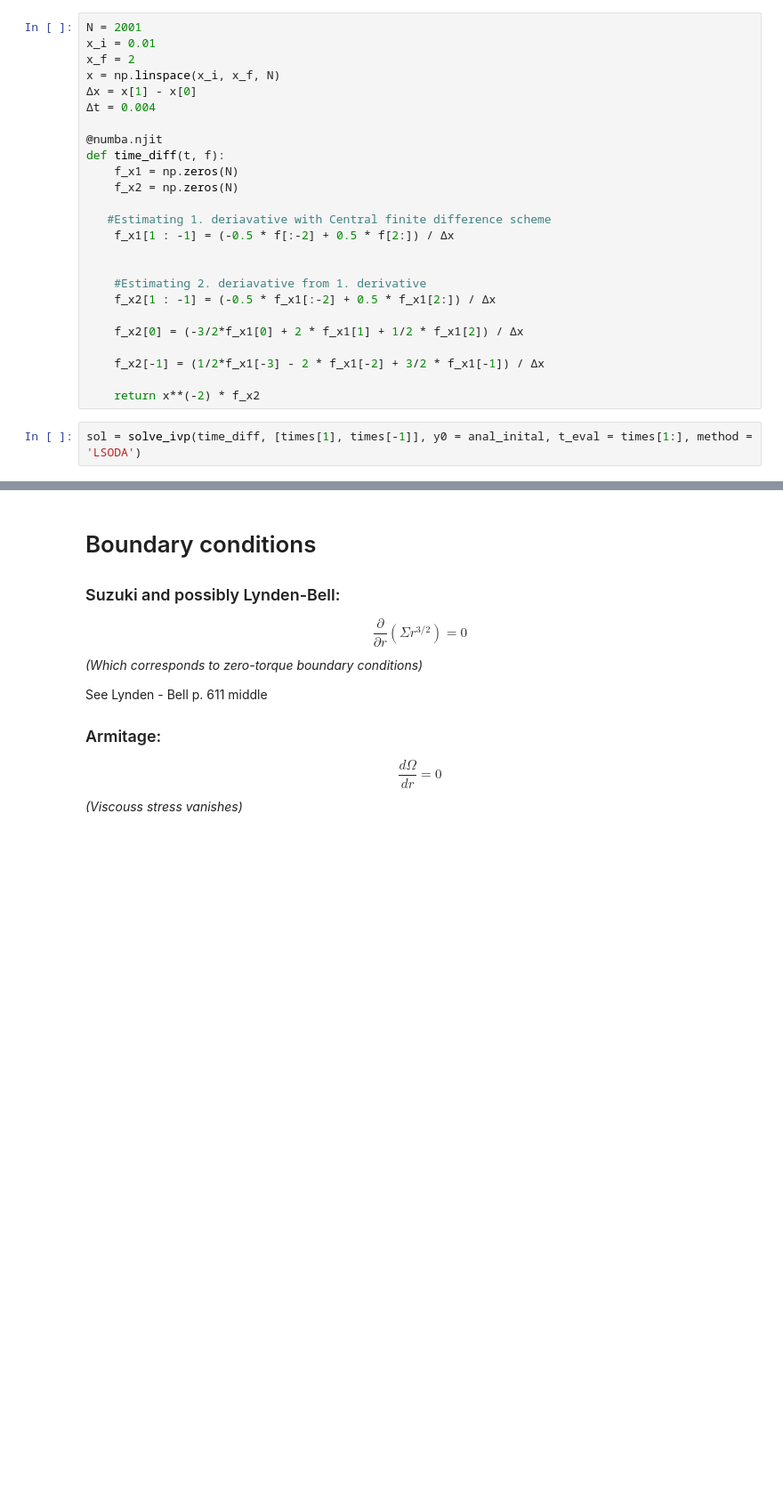
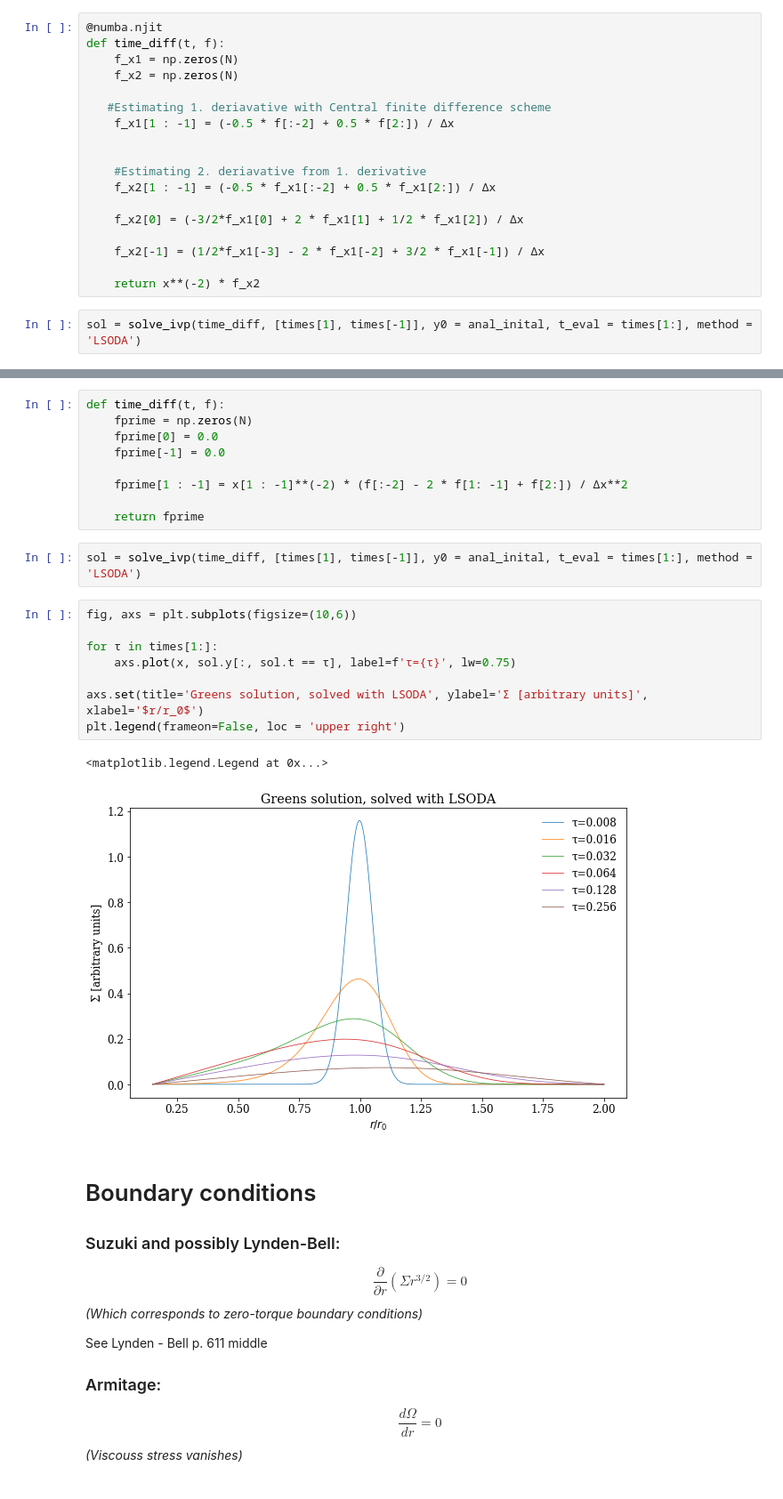
Before and after one commit to agent031/bachelor_code, a Jupyter notebook: Simple_solutions/evolution-greens_solultion.ipynb, the cells around one changed output, grey strips where cells are left out. Shown at 89% size. Cells and saved outputs as stored; diff of their text form; blank space fills up the shorter version.

```diff
--- a/Simple_solutions/evolution-greens_solultion.ipynb
+++ b/Simple_solutions/evolution-greens_solultion.ipynb
@@ -262,13 +277,6 @@ plt.legend(frameon=False)
 # %%
 anal_inital = analytic_green(x, 0.006)
 # %%
-N = 2001
-x_i = 0.01
-x_f = 2
-x = np.linspace(x_i, x_f, N)
-Δx = x[1] - x[0]
-Δt = 0.004
-
 @numba.njit
 def time_diff(t, f):
     f_x1 = np.zeros(N)
@@ -302,3 +312,25 @@ plt.legend(frameon=False)
+# %%
+def time_diff(t, f):
+    fprime = np.zeros(N)
+    fprime[0] = 0.0
+    fprime[-1] = 0.0
+
+    fprime[1 : -1] = x[1 : -1]**(-2) * (f[:-2] - 2 * f[1: -1] + f[2:]) / Δx**2
+
+    return fprime
+# %%
+sol = solve_ivp(time_diff, [times[1], times[-1]], y0 = anal_inital, t_eval = times[1:], method = 'LSODA')
+# %%
+fig, axs = plt.subplots(figsize=(10,6))
+
+for τ in times[1:]:
+    axs.plot(x, sol.y[:, sol.t == τ], label=f'τ={τ}', lw=0.75)
+
+axs.set(title='Greens solution, solved with LSODA', ylabel='Σ [arbitrary units]', xlabel='$r/r_0$')
+plt.legend(frameon=False, loc = 'upper right')
+# %% [output]
+<matplotlib.legend.Legend at 0x...>
+[figure, added]
 # %% [markdown]
 # Boundary conditions
 ### Suzuki and possibly Lynden-Bell:
```
Also changed, not shown: parts of 7 cells of this notebook.
